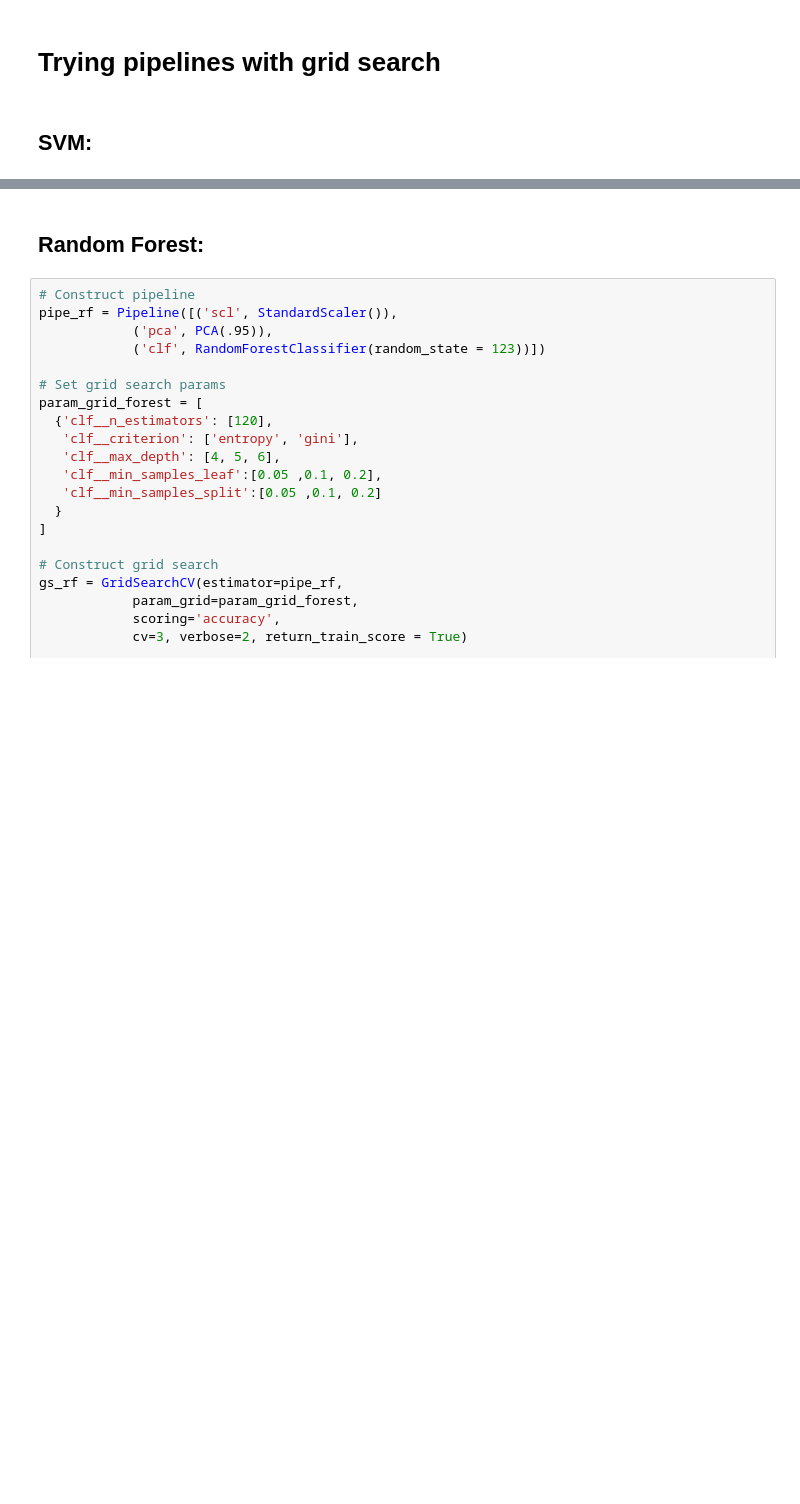
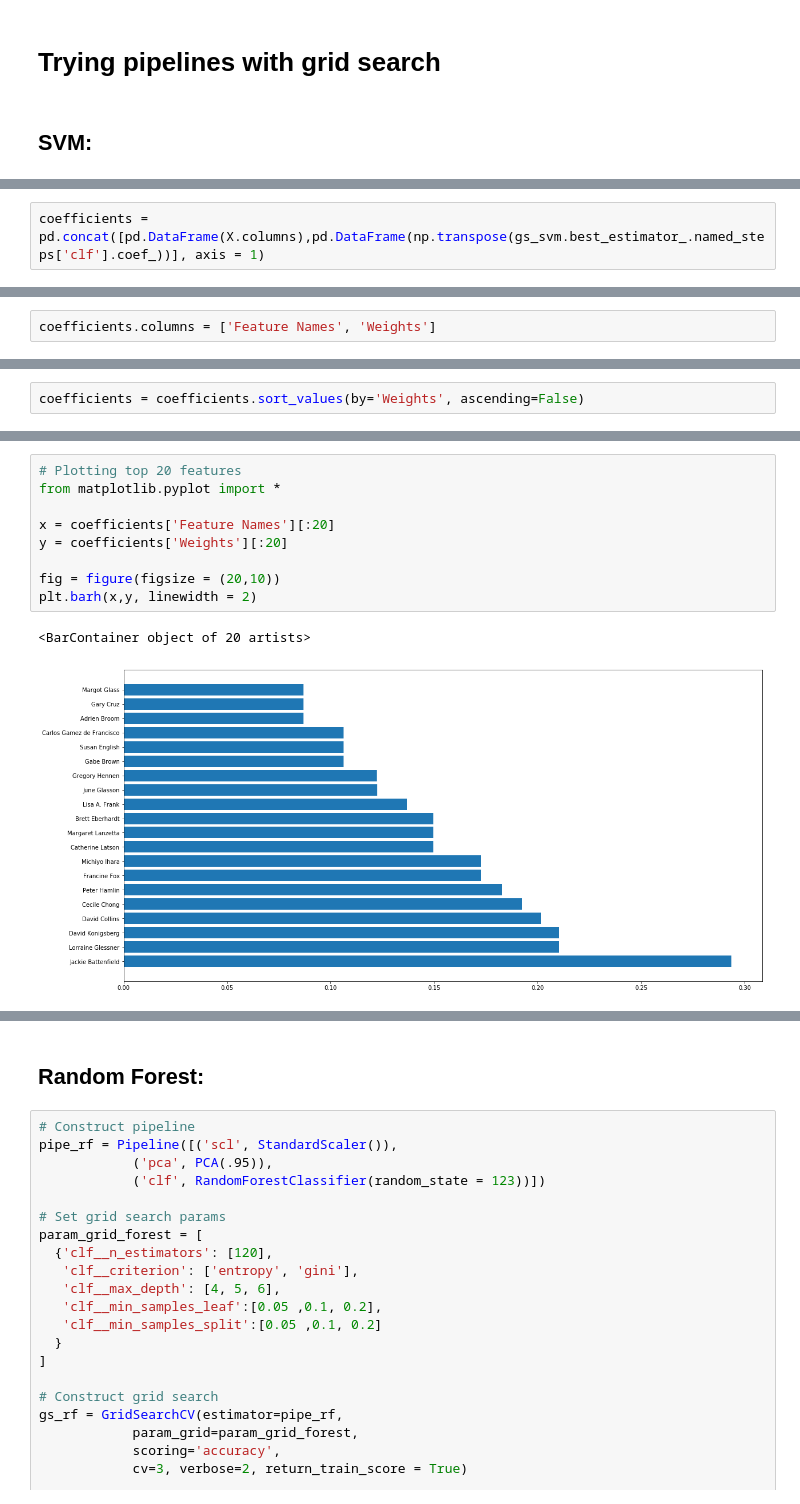
Before and after one commit to aulorbe/What-Makes-Art-Sell, a Jupyter notebook: classification.ipynb, the cells around one changed output, grey strips where cells are left out. Cells and saved outputs as stored; diff of their text form; blank space fills up the shorter version.

```diff
--- a/classification.ipynb
+++ b/classification.ipynb
@@ -324,0 +392,2 @@ Fitting 3 folds for each of 7 candidates, totalling 21 fits
+# %%
+coefficients = pd.concat([pd.DataFrame(X.columns),pd.DataFrame(np.transpose(gs_svm.best_estimator_.named_steps['clf'].coef_))], axis = 1)
@@ -324,0 +398,2 @@ Fitting 3 folds for each of 7 candidates, totalling 21 fits
+# %%
+coefficients.columns = ['Feature Names', 'Weights']
@@ -324,0 +404,2 @@ Fitting 3 folds for each of 7 candidates, totalling 21 fits
+# %%
+coefficients = coefficients.sort_values(by='Weights', ascending=False)
@@ -324,0 +427,12 @@ Fitting 3 folds for each of 7 candidates, totalling 21 fits
+# %%
+# Plotting top 20 features
+from matplotlib.pyplot import *
+
+x = coefficients['Feature Names'][:20]
+y = coefficients['Weights'][:20]
+
+fig = figure(figsize = (20,10))
+plt.barh(x,y, linewidth = 2)
+# %% [output]
+<BarContainer object of 20 artists>
+[figure, added]
```
Also changed, not shown: parts of 53 cells of this notebook, 5 other files.
